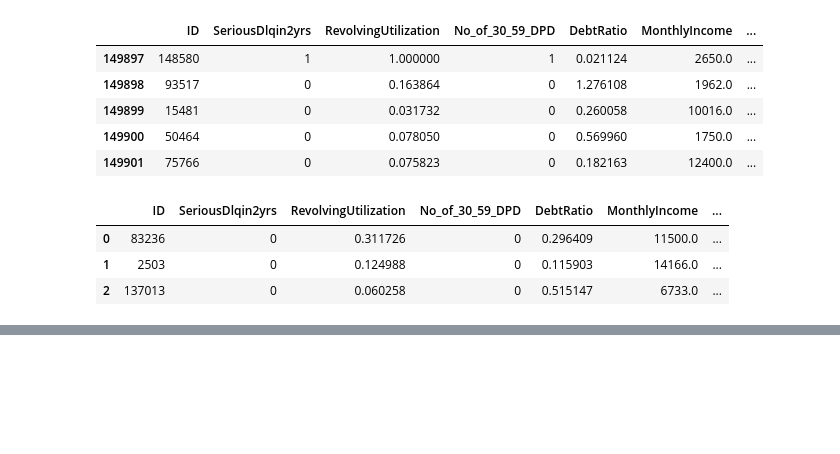
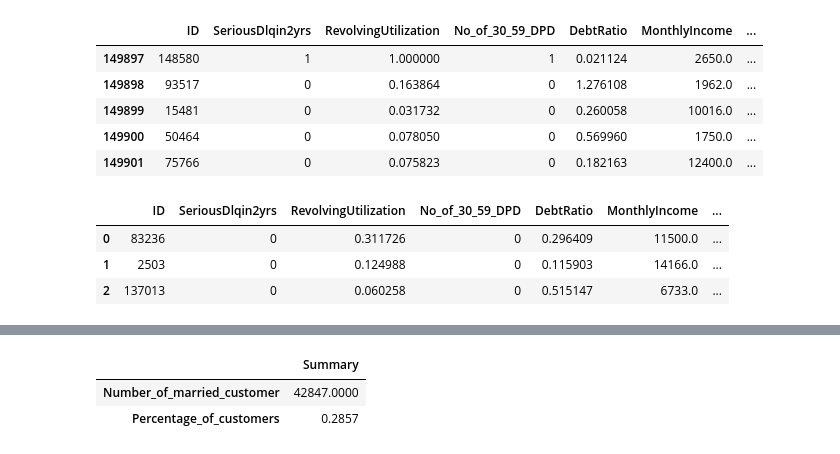
Before and after one commit to sandeep-a-pradhan/Python_DataScience, a Jupyter notebook: sandeep.a.pradhan@outlook.com_Pandas Case Study-2.ipynb, the cells around one changed output, grey strips where cells are left out. Cells and saved outputs as stored; diff of their text form; code cells hidden in the pictures; blank space fills up the shorter version.

```diff
--- a/sandeep.a.pradhan@outlook.com_Pandas Case Study-2.ipynb
+++ b/sandeep.a.pradhan@outlook.com_Pandas Case Study-2.ipynb
@@ -124,0 +196,6 @@ cust_innterjoin = pd.merge(cust_data,cust_demo, how = 'inner')
+# %%
+pd.DataFrame([Number_of_married_customer,Percentage_of_Married_customer],index = ['Number_of_married_customer','Percentage_of_customers'],columns =['Summary'] )
+# %% [output]
+|  | Summary |
+| Number_of_married_customer | 42847.0000 |
+| Percentage_of_customers | 0.2857 |
```
Also changed, not shown: parts of 28 cells of this notebook.
